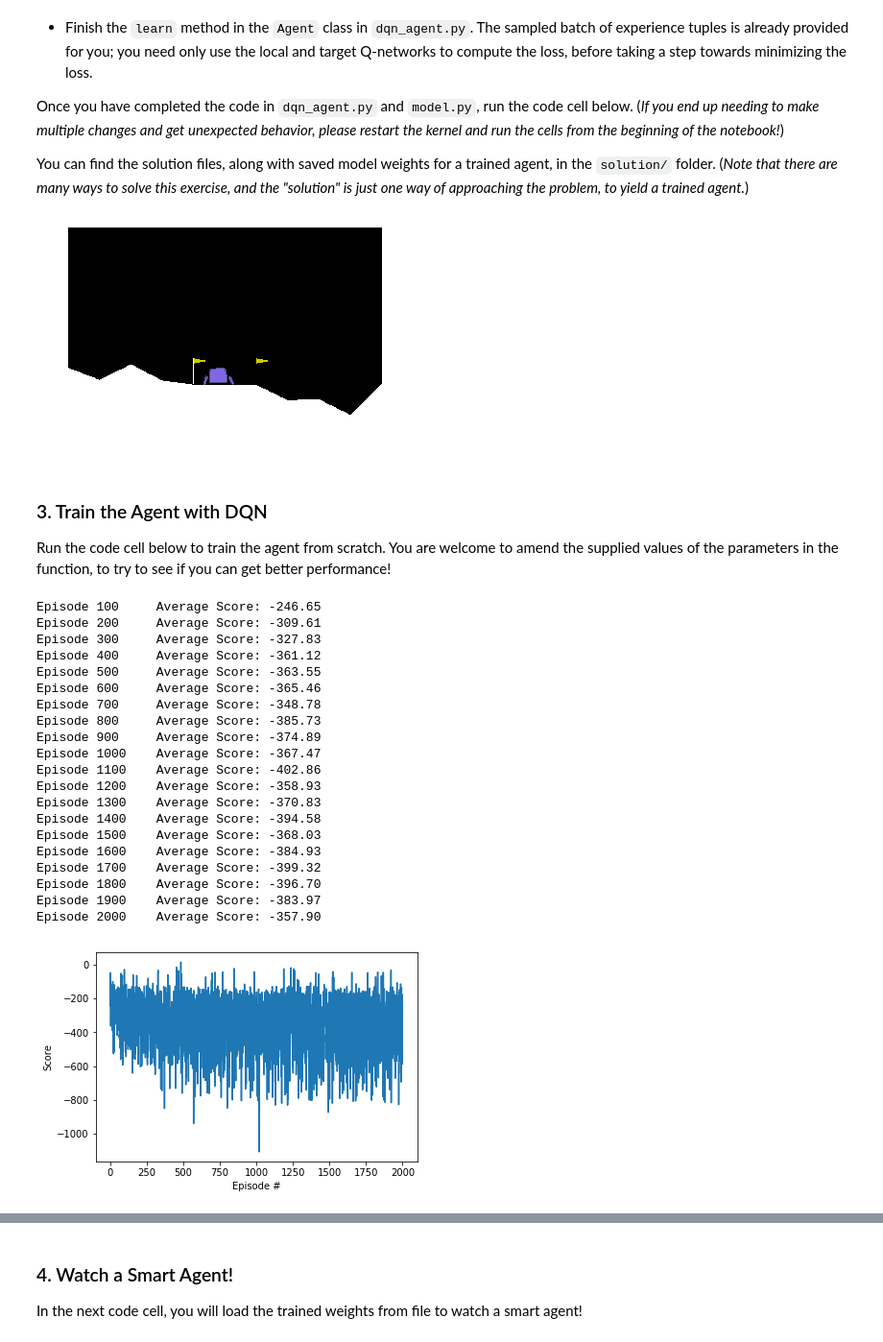
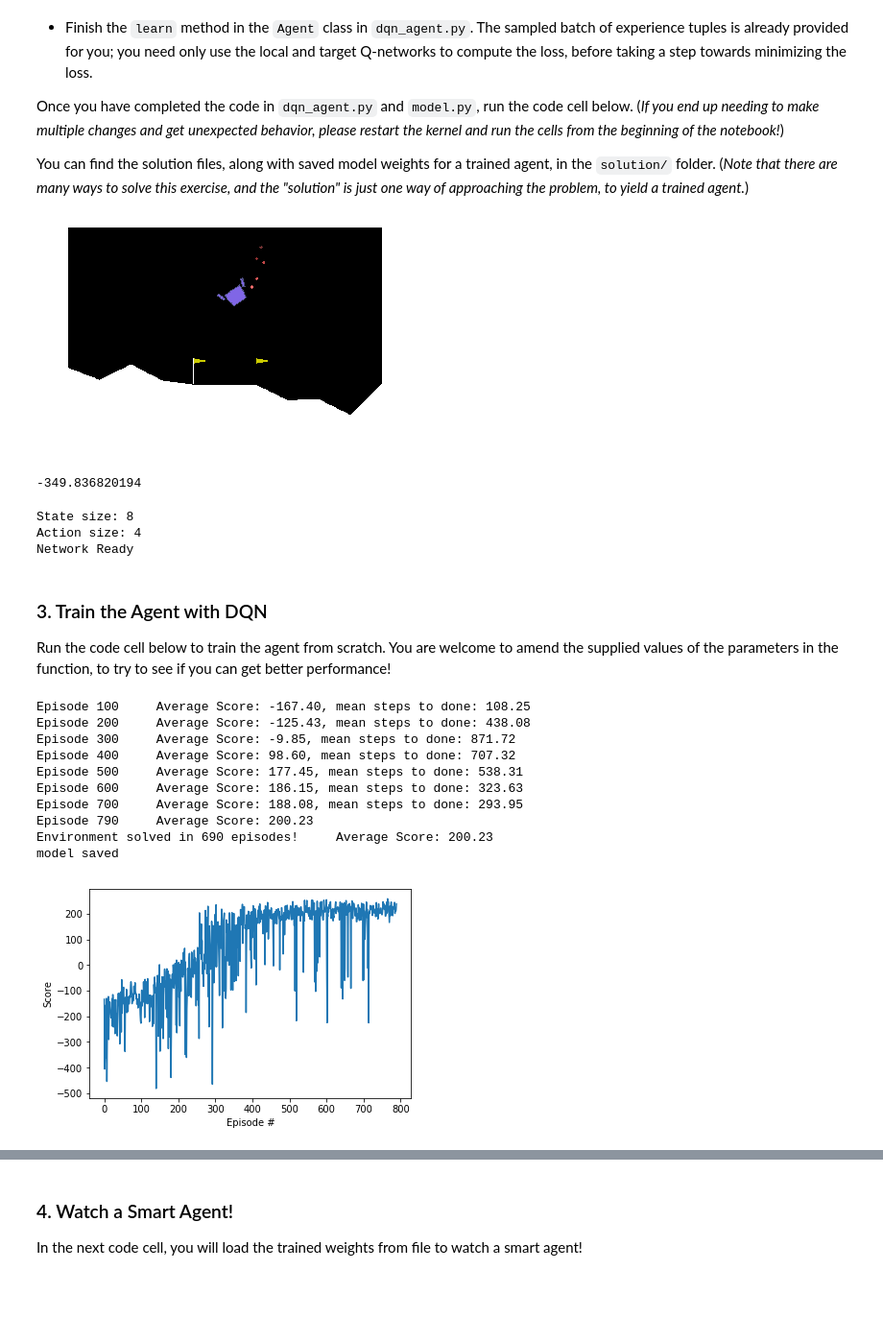
Before and after one commit to vashineyu/DRL_udacity, a Jupyter notebook: DQN_01/exercise/Deep_Q_Network.ipynb, the cells around one changed output, grey strips where cells are left out. Shown: that part at 96% size. Cells and saved outputs as stored; diff of their text form; code cells hidden in the pictures; blank space fills up the shorter version.

```diff
--- a/DQN_01/exercise/Deep_Q_Network.ipynb
+++ b/DQN_01/exercise/Deep_Q_Network.ipynb
@@ -62,7 +66,7 @@ agent = Agent(state_size=8, action_size=4, seed=0)
 score = []
 state = env.reset()
 img = plt.imshow(env.render(mode='rgb_array'))
-for j in range(200):
+for j in range(50):
     action = agent.act(state)
     img.set_data(env.render(mode='rgb_array'))
     plt.axis('off')
@@ -75,7 +79,17 @@ for j in range(200):
 
 env.close()
 # %% [output]
-[figure, old version]
+[figure, new version]
+# %%
+print(np.sum(score))
+# %% [output]
+-349.836820194
+# %%
+agent = Agent(state_size=8, action_size=4, seed=0)
+# %% [output]
+State size: 8
+Action size: 4
+Network Ready
 # %% [markdown]
 ### 3. Train the Agent with DQN
 
@@ -95,58 +109,50 @@ def dqn(n_episodes=2000, max_t=1000, eps_start=1.0, eps_end=0.01, eps_decay=0.99
     scores = []                        # list containing scores from each episode
     scores_window = deque(maxlen=100)  # last 100 scores
     eps = eps_start                    # initialize epsilon
+    total_steps = deque(maxlen=100)
     for i_episode in range(1, n_episodes+1):
         state = env.reset()
         score = 0
         for t in range(max_t):
             action = agent.act(state, eps)
             next_state, reward, done, _ = env.step(action)
             agent.step(state, action, reward, next_state, done)
             state = next_state
             score += reward
             if done:
                 break
+        total_steps.append(t)
         scores_window.append(score)       # save most recent score
         scores.append(score)              # save most recent score
         eps = max(eps_end, eps_decay*eps) # decrease epsilon
         print('\rEpisode {}\tAverage Score: {:.2f}'.format(i_episode, np.mean(scores_window)), end="")
         if i_episode % 100 == 0:
-            print('\rEpisode {}\tAverage Score: {:.2f}'.format(i_episode, np.mean(scores_window)))
+            print('\rEpisode {}\tAverage Score: {:.2f}, mean steps to done: {:.2f}'.format(i_episode, np.mean(scores_window),np.mean(total_steps)))
         if np.mean(scores_window)>=200.0:
             print('\nEnvironment solved in {:d} episodes!\tAverage Score: {:.2f}'.format(i_episode-100, np.mean(scores_window)))
             #torch.save(agent.qnetwork_local.state_dict(), 'checkpoint.pth')
             agent.Qnetwork.save_model()
             break
     return scores
 
 scores = dqn()
 
 # plot the scores
 fig = plt.figure()
 ax = fig.add_subplot(111)
 plt.plot(np.arange(len(scores)), scores)
 plt.ylabel('Score')
 plt.xlabel('Episode #')
 plt.show()
 # %% [output]
-Episode 100     Average Score: -246.65
-Episode 200     Average Score: -309.61
-Episode 300     Average Score: -327.83
-Episode 400     Average Score: -361.12
-Episode 500     Average Score: -363.55
-Episode 600     Average Score: -365.46
-Episode 700     Average Score: -348.78
-Episode 800     Average Score: -385.73
-Episode 900     Average Score: -374.89
-Episode 1000    Average Score: -367.47
-Episode 1100    Average Score: -402.86
-Episode 1200    Average Score: -358.93
-Episode 1300    Average Score: -370.83
-Episode 1400    Average Score: -394.58
-Episode 1500    Average Score: -368.03
-Episode 1600    Average Score: -384.93
-Episode 1700    Average Score: -399.32
-Episode 1800    Average Score: -396.70
-Episode 1900    Average Score: -383.97
-Episode 2000    Average Score: -357.90
+Episode 100     Average Score: -167.40, mean steps to done: 108.25
+Episode 200     Average Score: -125.43, mean steps to done: 438.08
+Episode 300     Average Score: -9.85, mean steps to done: 871.72
+Episode 400     Average Score: 98.60, mean steps to done: 707.32
+Episode 500     Average Score: 177.45, mean steps to done: 538.31
+Episode 600     Average Score: 186.15, mean steps to done: 323.63
+Episode 700     Average Score: 188.08, mean steps to done: 293.95
+Episode 790     Average Score: 200.23
+Environment solved in 690 episodes!     Average Score: 200.23
+model saved
-[figure, old version]
+[figure, new version]
```
Also changed, not shown: parts of 4 cells of this notebook, 7 other files.
